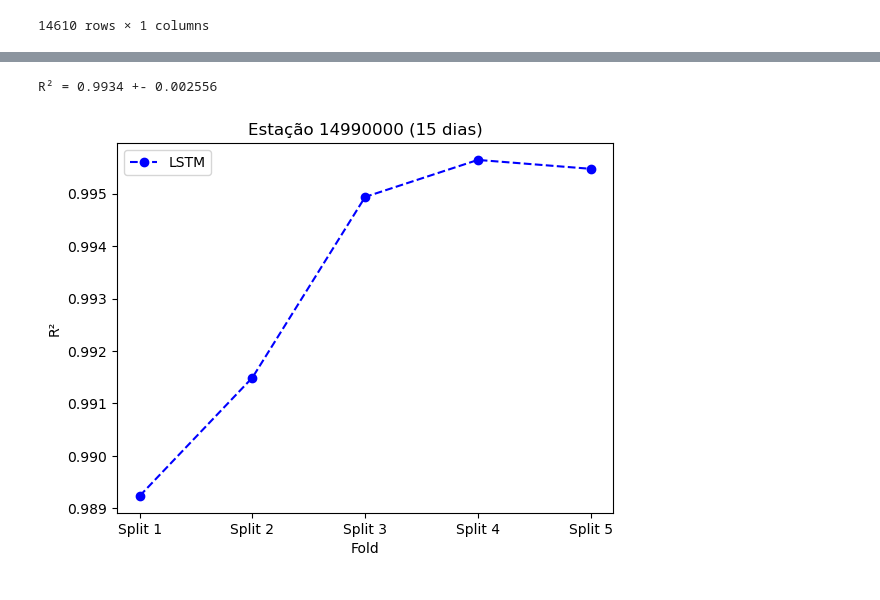
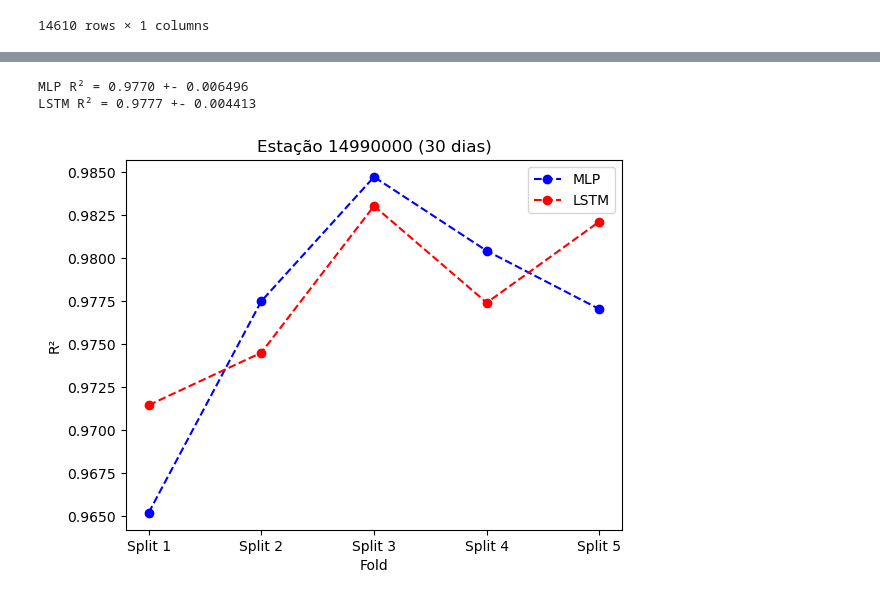
Before and after one commit to DioGS17/ML-HidroPrev, a Jupyter notebook: teste_estacao_14990000_tf_2.ipynb, the cells around one changed output, grey strips where cells are left out. Cells and saved outputs as stored; diff of their text form; code cells hidden in the pictures.

Commit message:
Testando Time Series Split com MLP e LSTM

```diff
--- a/teste_estacao_14990000_tf_2.ipynb
+++ b/teste_estacao_14990000_tf_2.ipynb
@@ -61,12 +73,20 @@ def criar_lstm(units: int, janela: int, n_steps: int, activation='tanh'):
 # %%
 janela = 15
-steps = 15
+steps = 30
 X, y = create_multi_step_dataset(dados_manaus['14990000'].values, janela, steps)
 # %%
 tscv = TimeSeriesSplit(n_splits=5)
-r2_list = []
+r2_mlp_list = []
+r2_lstm_list = []
+
+early_stop = keras.callbacks.EarlyStopping(
+    monitor='val_loss',
+    patience=10,
+    restore_best_weights=True
+)
 
 for fold, (train_idx, test_idx) in enumerate(tscv.split(X)):
+    # Separação dos conjuntos de treino e teste
     x_train_raw, x_test_raw = X[train_idx], X[test_idx]
     y_train_raw, y_test_raw = y[train_idx], y[test_idx]
 
@@ -78,15 +98,26 @@ for fold, (train_idx, test_idx) in enumerate(tscv.split(X)):
     scaler_y = MinMaxScaler()
     y_train_scaled = scaler_y.fit_transform(y_train_raw)
 
-    # Treina e avalia
-    modelo = criar_lstm(15, janela, steps)
-    modelo.fit(x_train_scaled, y_train_scaled, epochs=50, verbose=0)
+    # Treinamento
+    mlp = criar_mlp((15, 15), janela, steps)
+    mlp.fit(x_train_scaled, y_train_scaled, epochs=100, verbose=0, callbacks=early_stop)
 
-    y_pred = modelo.predict(x_test_scaled)
-    y_pred_inverso = scaler_y.inverse_transform(y_pred)
+    lstm = criar_lstm(15, janela, steps)
+    lstm.fit(x_train_scaled, y_train_scaled, epochs=100, verbose=0, callbacks=early_stop)
 
-    r2 = r2_score(y_test_raw, y_pred_inverso)
-    r2_list.append(r2)
+    # Predição
+    y_pred_mlp = mlp.predict(x_test_scaled)
+    y_pred_mlp_inverso = scaler_y.inverse_transform(y_pred_mlp)
 
-    print(f"Fold {fold+1} — R²: {r2:.4f}")
+    y_pred_lstm = lstm.predict(x_test_scaled)
+    y_pred_lstm_inverso = scaler_y.inverse_transform(y_pred_lstm)
+
+    # Avaliação
+    r2_mlp = r2_score(y_test_raw, y_pred_mlp_inverso)
+    r2_mlp_list.append(r2_mlp)
+
+    r2_lstm = r2_score(y_test_raw, y_pred_lstm_inverso)
+    r2_lstm_list.append(r2_lstm)
+
+    print(f"Fold {fold+1} — MLP R²: {r2_mlp:.4f}; LSTM R²: {r2_lstm:.4f}")
 # %% [output]
@@ -103,17 +139,20 @@ Fold 5 — R²: 0.9955
 # %%
-r2_mean = np.mean(r2_list)
-r2_std = np.std(r2_list)
+r2_mlp_mean, r2_mlp_std = np.mean(r2_mlp_list), np.std(r2_mlp_list)
+r2_lstm_mean, r2_lstm_std = np.mean(r2_lstm_list), np.std(r2_lstm_list)
 
-print(f"R² = {r2_mean:.4f} +- {r2_std:4f}")
+print(f"MLP R² = {r2_mlp_mean:.4f} +- {r2_mlp_std:4f}")
+print(f"LSTM R² = {r2_lstm_mean:.4f} +- {r2_lstm_std:4f}")
 # %% [output]
-R² = 0.9934 +- 0.002556
+MLP R² = 0.9770 +- 0.006496
+LSTM R² = 0.9777 +- 0.004413
 # %%
-plt.plot(r2_list, 'bo', linestyle='--', label='LSTM')
+plt.plot(r2_mlp_list, 'bo', linestyle='--', label='MLP')
+plt.plot(r2_lstm_list, 'ro', linestyle='--', label='LSTM')
 plt.legend()
 plt.xticks([0, 1, 2, 3, 4], [f'Split {i+1}' for i in range(5)])
 plt.xlabel('Fold')
 plt.ylabel('R²')
 plt.title(f'Estação 14990000 ({steps} dias)')
 plt.show()
 # %% [output]
-[figure, old version]
+[figure, new version]
```
Also changed, not shown: parts of 3 cells of this notebook, 1 other file.
